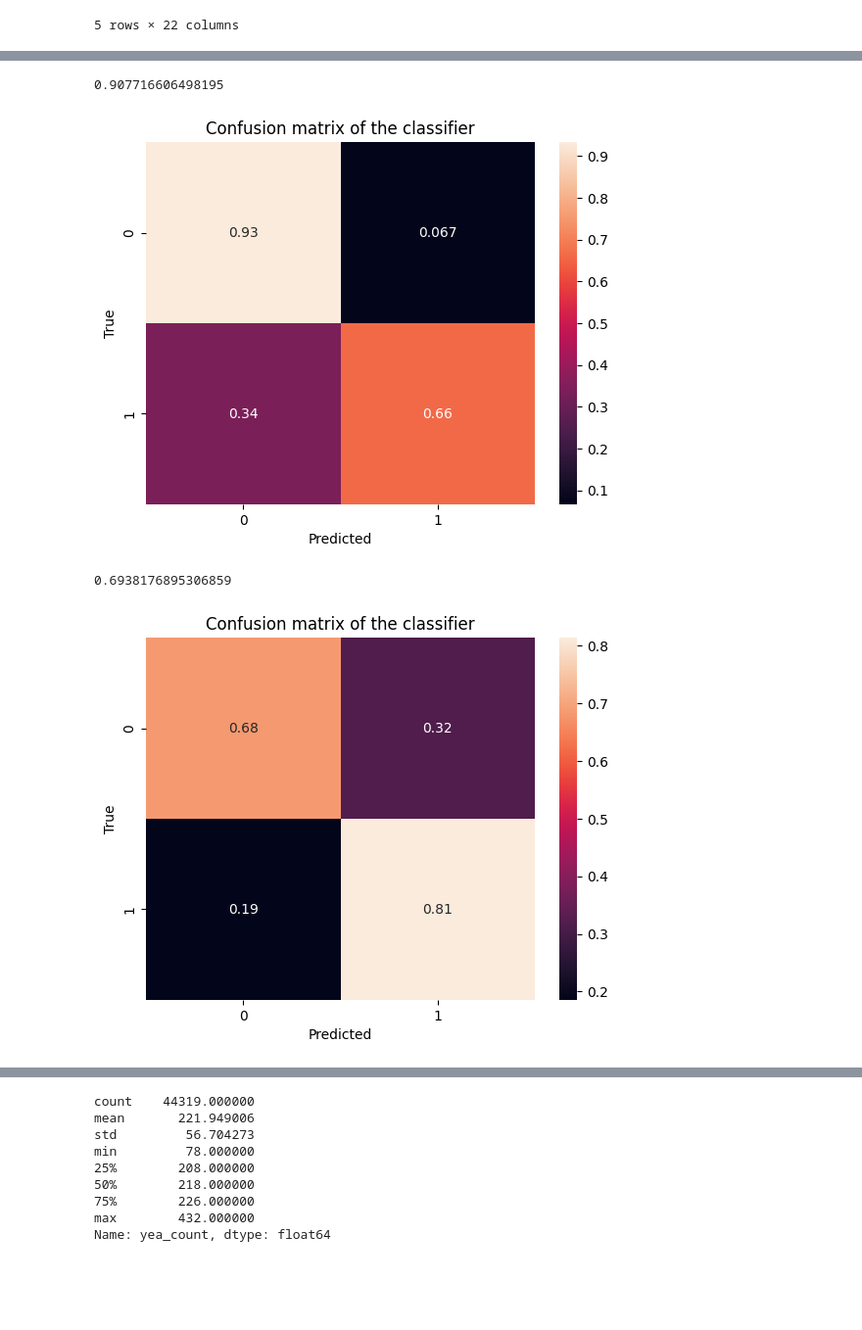
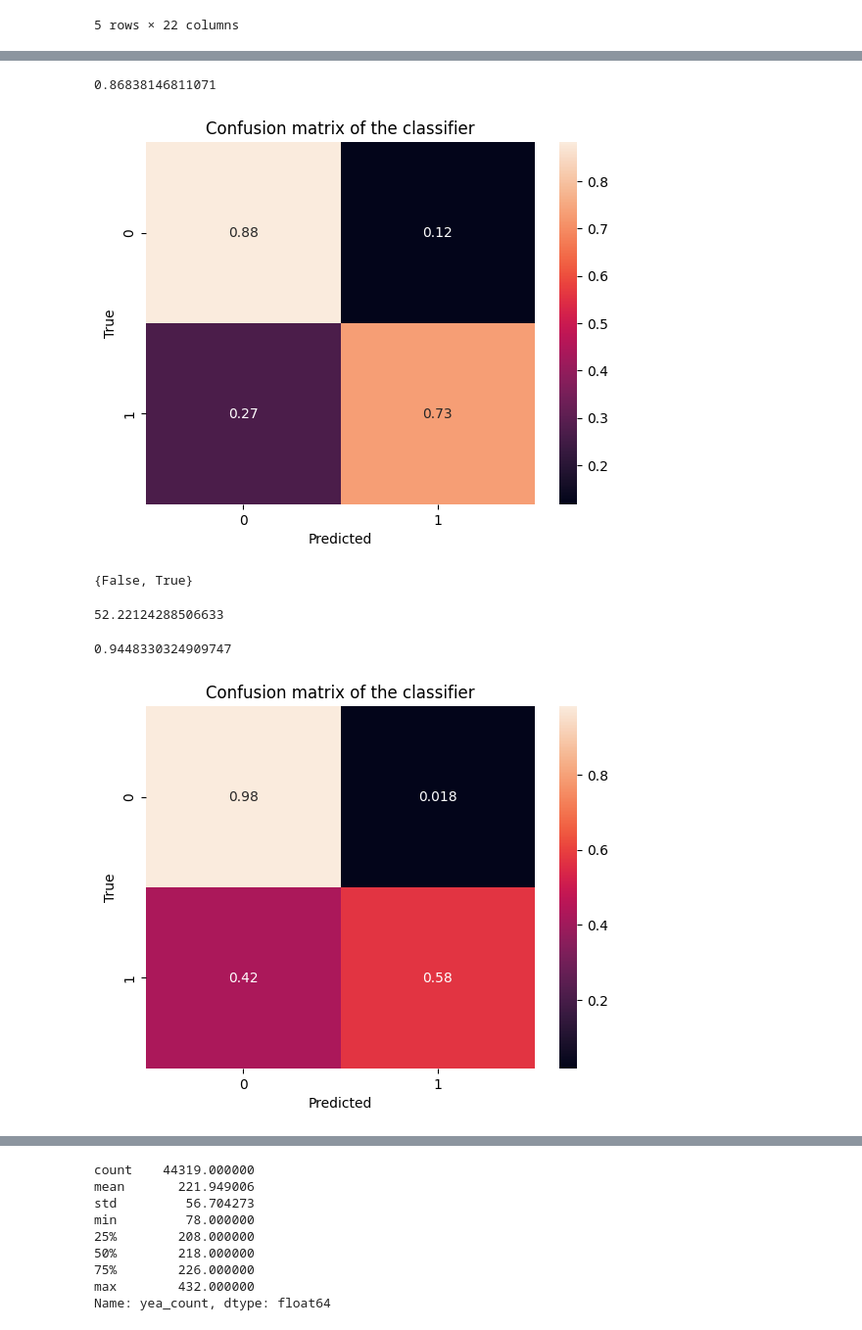
Before and after one commit to Timevdo/CS505-Final-Project, a Jupyter notebook: model_workbook.ipynb, the cells around one changed output, grey strips where cells are left out. Shown at 98% size. Cells and saved outputs as stored; diff of their text form; code cells hidden in the pictures; blank space fills up the shorter version.

```diff
--- a/model_workbook.ipynb
+++ b/model_workbook.ipynb
@@ -40,11 +51,3 @@ for line in vec_txt_file_lines:
     key = line_split[0]
     vec = np.array([float(v) for v in line_split[1:]])
     glove[key] = vec
-# %%
-from gensim.test.utils import common_texts
-from gensim.models import Word2Vec
-
-congress_sents = []
-
-for i, row in transcripts_df.iterrows():
-    congress_sents.append(row['transcript'].split(' '))
@@ -54,20 +54,14 @@ model.save("word2vec.model")
 # %%
 X_naive_mean = []
-X_vec_lst = []
-X_w2v_mean = []
 Y_naive_mean_yea = []
 Y_naive_mean_passed = []
 
 for i, row in transcripts_df.iterrows():
     tx_vecs = []
-    w2v_vecs = []
     for w in row['transcript'].split(' '):
         if w in glove:
             tx_vecs.append(glove[w])
-            w2v_vecs.append(model.wv[w])
 
     X_naive_mean.append(np.mean(tx_vecs, axis=0))
-    X_vec_lst.append(tx_vecs)
-    X_w2v_mean.append(np.mean(w2v_vecs, axis=0))
     Y_naive_mean_yea.append(row['yea_count'])
     Y_naive_mean_passed.append(True if row['vote_result'] == 'Passed' else False)
@@ -102,7 +130,7 @@ from sklearn.linear_model import SGDClassifier
 X_train, X_test, y_train, y_test = train_test_split(
     X_naive_mean, Y_naive_mean_passed, test_size=0.3, random_state=42)
 
-model = SGDClassifier(
+model = LinearSVC(
     class_weight='balanced'
     ).fit(X_train, y_train)
 y_pred = model.predict(X_test)
@@ -121,5 +149,21 @@ plt.xlabel('Predicted')
 plt.ylabel('True')
 plt.show()
 # %% [output]
-0.907716606498195
+0.86838146811071
-[figure, old version]
+[figure, new version]
+# %%
+set(y_pred)
+# %% [output]
+{False, True}
+# %%
+from xgboost import XGBClassifier, XGBRegressor
+
+X_train, X_test, y_train, y_test = train_test_split(
+    X_naive_mean, Y_naive_mean_yea, test_size=0.2, random_state=42)
+
+bst = XGBRegressor(n_estimators=200, learning_rate=0.1)
+bst.fit(X_train, y_train)
+y_pred = bst.predict(X_test)
+print(mean_squared_error(y_test, y_pred)**0.5)
+# %% [output]
+52.22124288506633
@@ -126,29 +178,12 @@ plt.show()
 # %%
-from sklearn.linear_model import SGDClassifier
-from sklearn.linear_model import LogisticRegression
-
-X_train, X_test, y_train, y_test = train_test_split(
-    X_w2v_mean, Y_naive_mean_passed, test_size=0.2, random_state=42)
-
-model = LogisticRegression(
-    class_weight='balanced',
-    max_iter=400
-    ).fit(X_train, y_train)
-y_pred = model.predict(X_test)
-accuracy_score(y_test, y_pred)
-
 print(accuracy_score(y_test, y_pred))
-
-from sklearn.metrics import confusion_matrix
-import seaborn as sns
-import matplotlib.pyplot as plt
 
 cm = confusion_matrix(y_test, y_pred, normalize='true')
 sns.heatmap(cm, annot=True)
 plt.title('Confusion matrix of the classifier')
 plt.xlabel('Predicted')
 plt.ylabel('True')
 plt.show()
 # %% [output]
-0.6938176895306859
+0.9448330324909747
-[figure, old version]
+[figure, new version]
```
Also changed, not shown: parts of 19 cells of this notebook.
